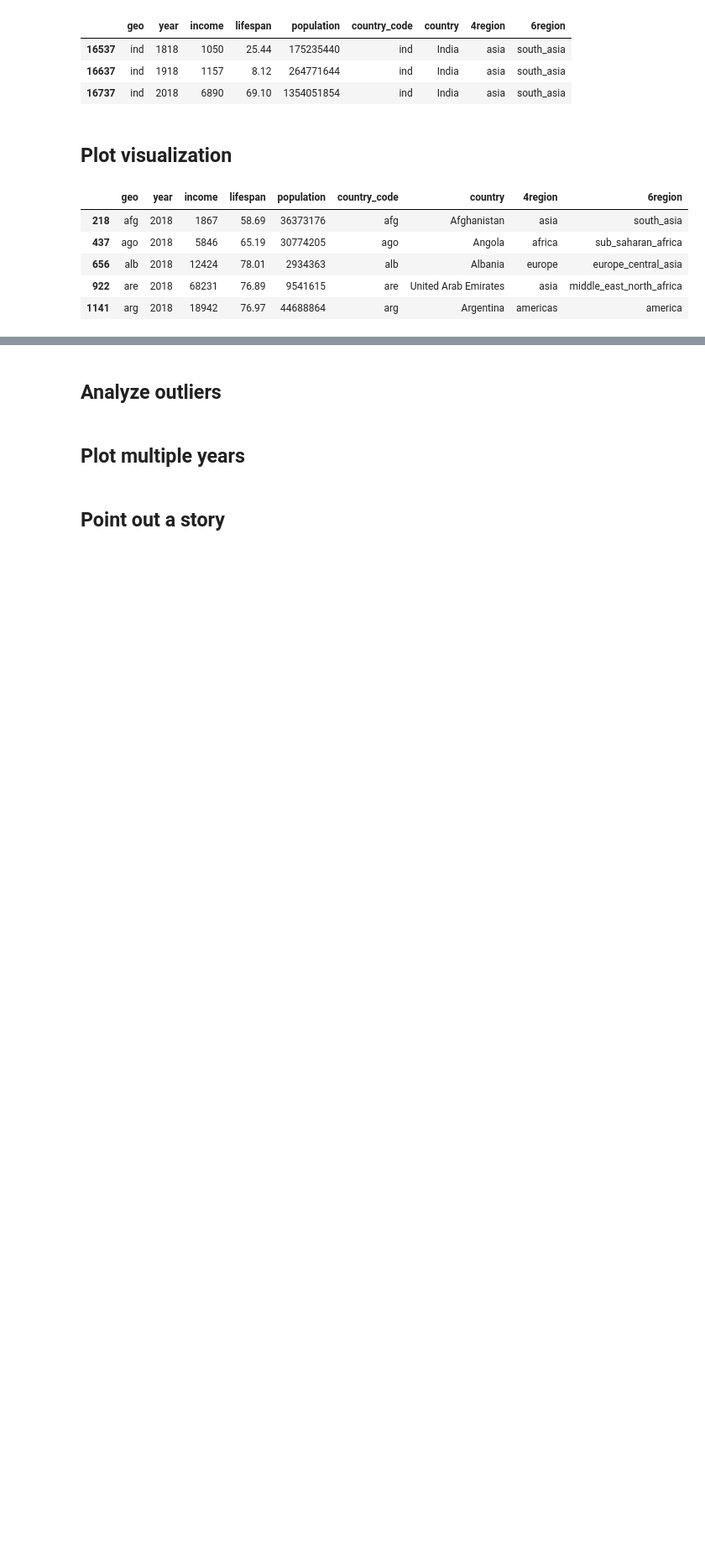
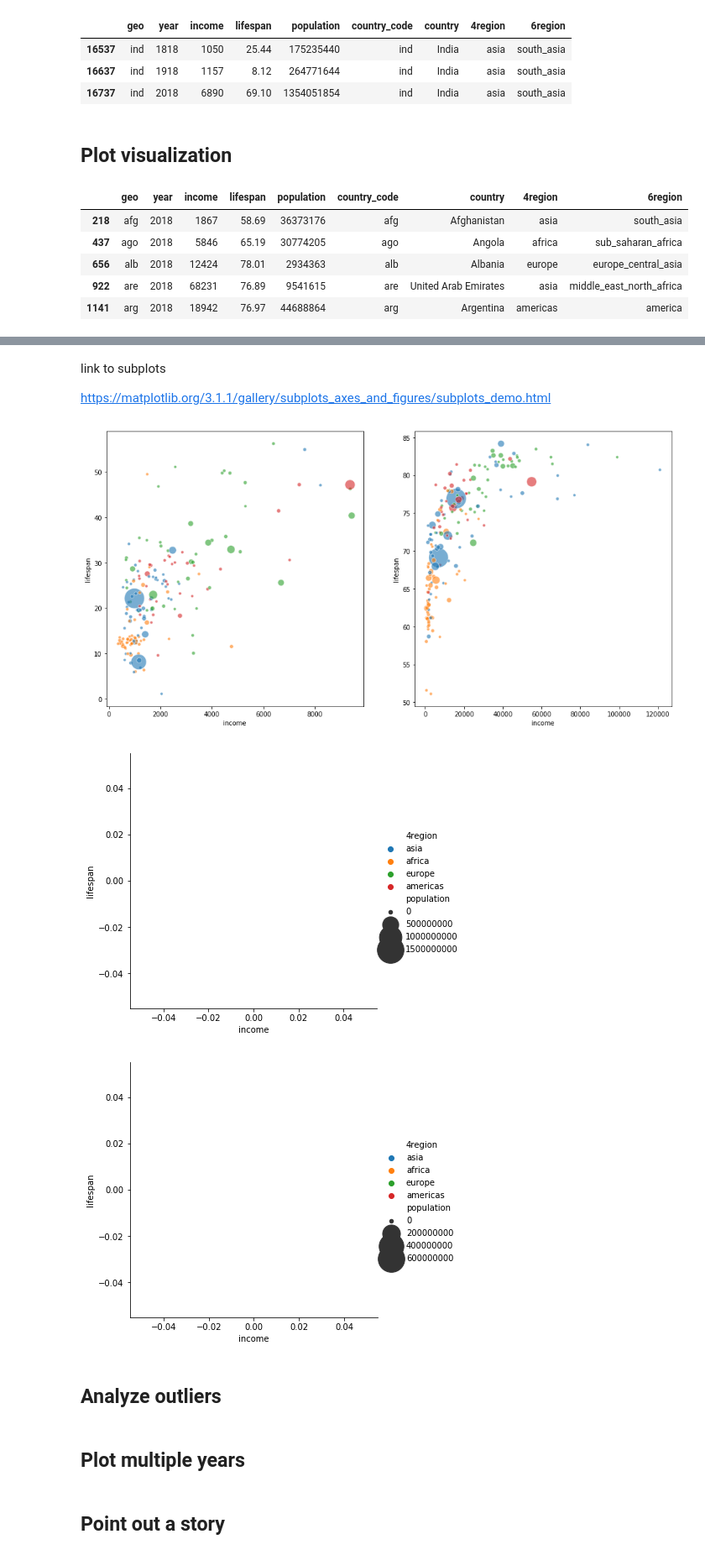
Before and after one commit to Bhavani-Rajan/DS-Unit-1-Sprint-2-Data-Wrangling-and-Storytelling, a Jupyter notebook: module4-sequence-your-narrative/LS_DS_124_Sequence_your_narrative.ipynb, the cells around one changed output, grey strips where cells are left out. Shown: that part at 84% size. Drawn from its saved outputs; the diff is of its cells as text; code cells hidden in the pictures; blank space fills up the shorter version.

```diff
--- a/module4-sequence-your-narrative/LS_DS_124_Sequence_your_narrative.ipynb
+++ b/module4-sequence-your-narrative/LS_DS_124_Sequence_your_narrative.ipynb
@@ -394,3 +413,24 @@ now.head()
+# %% [markdown]
+link to subplots
+
+https://matplotlib.org/3.1.1/gallery/subplots_axes_and_figures/subplots_demo.html
+# %%
+# We *can* still use the figure/axes syntax from matplotlib with seaborn
+# but it's much more common to use it when working with multiple subplots
+# if we're working with just a single graph, then we typically use
+# plt.blahblahblah (pyplot) syntax with seaborn
+
+fig, ax = plt.subplots(nrows = 1, ncols = 2,figsize=(16,8))
+sns.relplot(x='income', y='lifespan', hue='4region', size='population',
+                          sizes=(20,1000),alpha = 0.6 ,data=now, ax=ax[1]);
+sns.relplot(x='income', y='lifespan', hue='4region', size='population',
+                          sizes=(20,1000),alpha = 0.6 ,data=then, ax=ax[0]);
+
+plt.show()
+# %% [output]
+[figure, added]
+[figure, added]
+[figure, added]
 # %% [markdown]
 ## Analyze outliers
 # %% [markdown]
```
Also changed, not shown: parts of 1 cell of this notebook.
